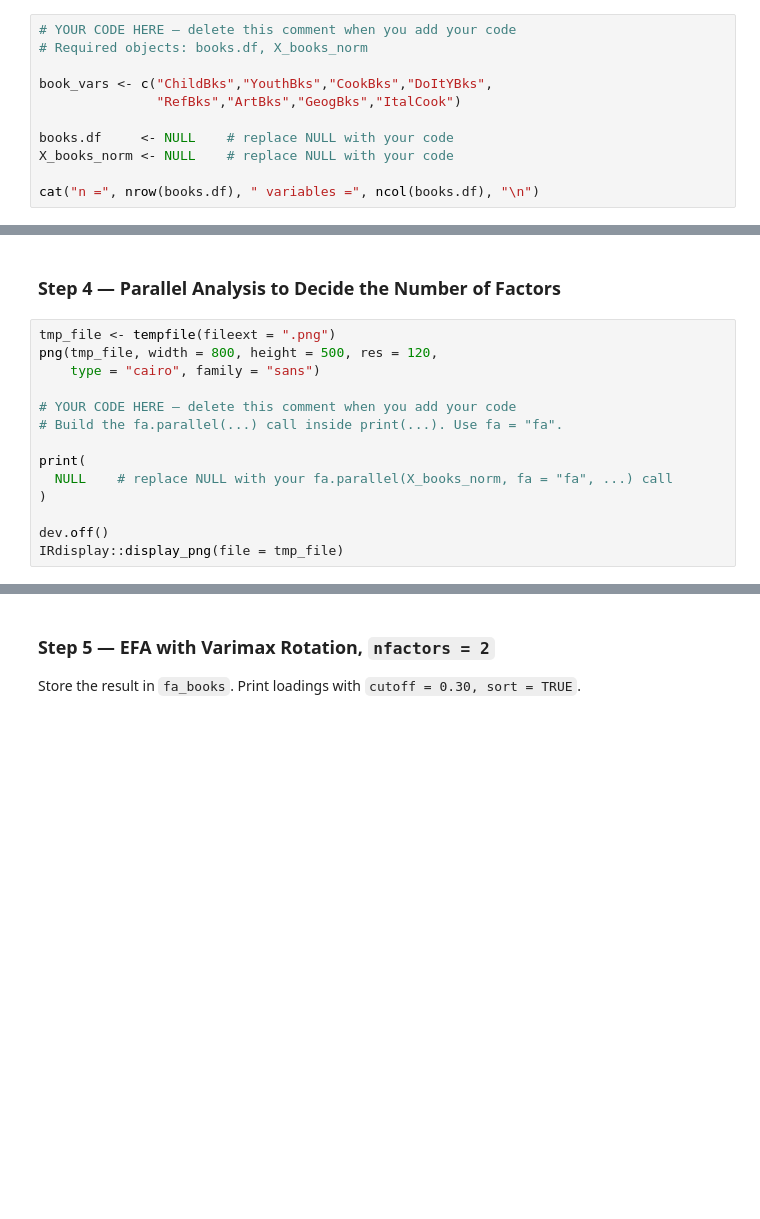
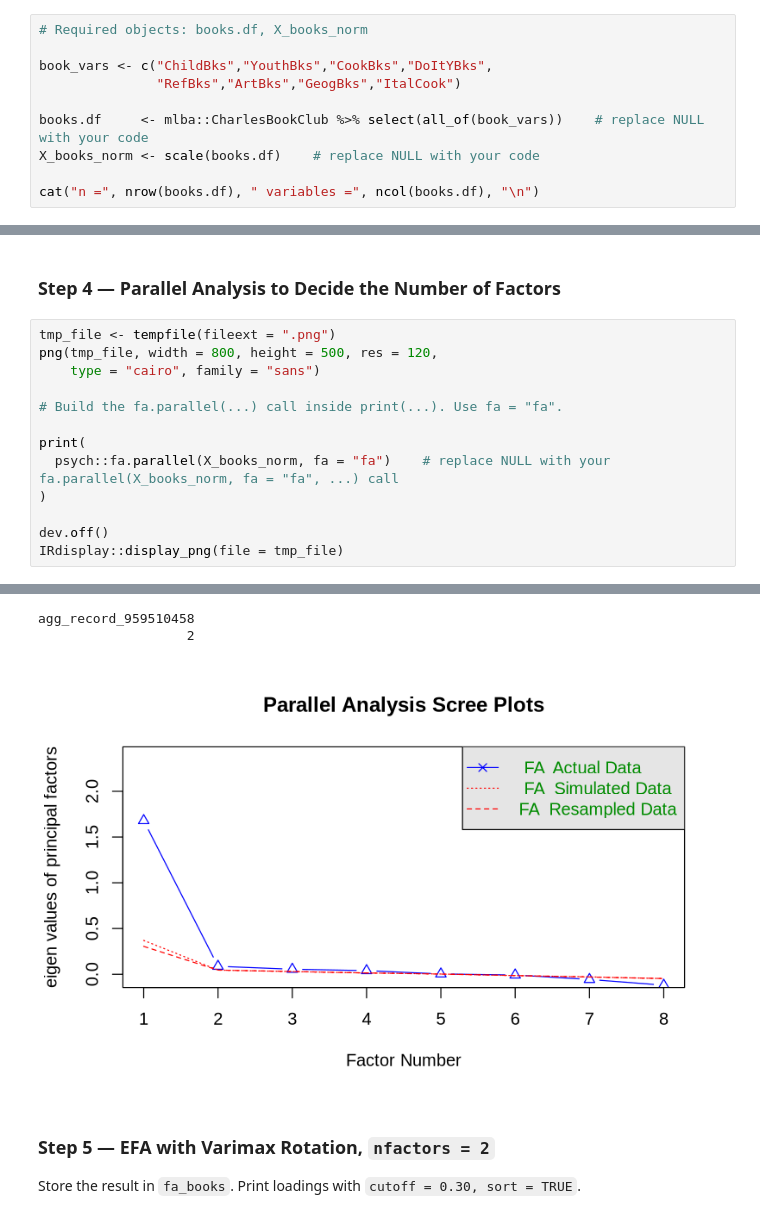
Before and after one commit to Alex-Weis4/Laughing-parakeet, a Jupyter notebook: Homework/Weis_Alexander_Final.ipynb, the cells around one changed output, grey strips where cells are left out. Cells and saved outputs as stored; diff of their text form; blank space fills up the shorter version.

```diff
--- a/Homework/Weis_Alexander_Final.ipynb
+++ b/Homework/Weis_Alexander_Final.ipynb
@@ -583,13 +657,12 @@ cm_tayko
 
 Store the 8-column dataframe in `books.df` and the standardized matrix in `X_books_norm`.
 # %%
-# YOUR CODE HERE — delete this comment when you add your code
 # Required objects: books.df, X_books_norm
 
 book_vars <- c("ChildBks","YouthBks","CookBks","DoItYBks",
                "RefBks","ArtBks","GeogBks","ItalCook")
 
-books.df     <- NULL    # replace NULL with your code
-X_books_norm <- NULL    # replace NULL with your code
+books.df     <- mlba::CharlesBookClub %>% select(all_of(book_vars))    # replace NULL with your code
+X_books_norm <- scale(books.df)    # replace NULL with your code
 
 cat("n =", nrow(books.df), " variables =", ncol(books.df), "\n")
@@ -613,12 +697,12 @@ tmp_file <- tempfile(fileext = ".png")
 png(tmp_file, width = 800, height = 500, res = 120,
     type = "cairo", family = "sans")
 
-# YOUR CODE HERE — delete this comment when you add your code
 # Build the fa.parallel(...) call inside print(...). Use fa = "fa".
 
 print(
-  NULL    # replace NULL with your fa.parallel(X_books_norm, fa = "fa", ...) call
+  psych::fa.parallel(X_books_norm, fa = "fa")    # replace NULL with your fa.parallel(X_books_norm, fa = "fa", ...) call
 )
 
 dev.off()
 IRdisplay::display_png(file = tmp_file)
+# %% [output]
@@ -625,3 +726,6 @@ IRdisplay::display_png(file = tmp_file)
+agg_record_959510458
+                   2
+[figure, added]
 # %% [markdown]
 ### Step 5 — EFA with Varimax Rotation, `nfactors = 2`
 
```
Also changed, not shown: parts of 25 cells of this notebook.
